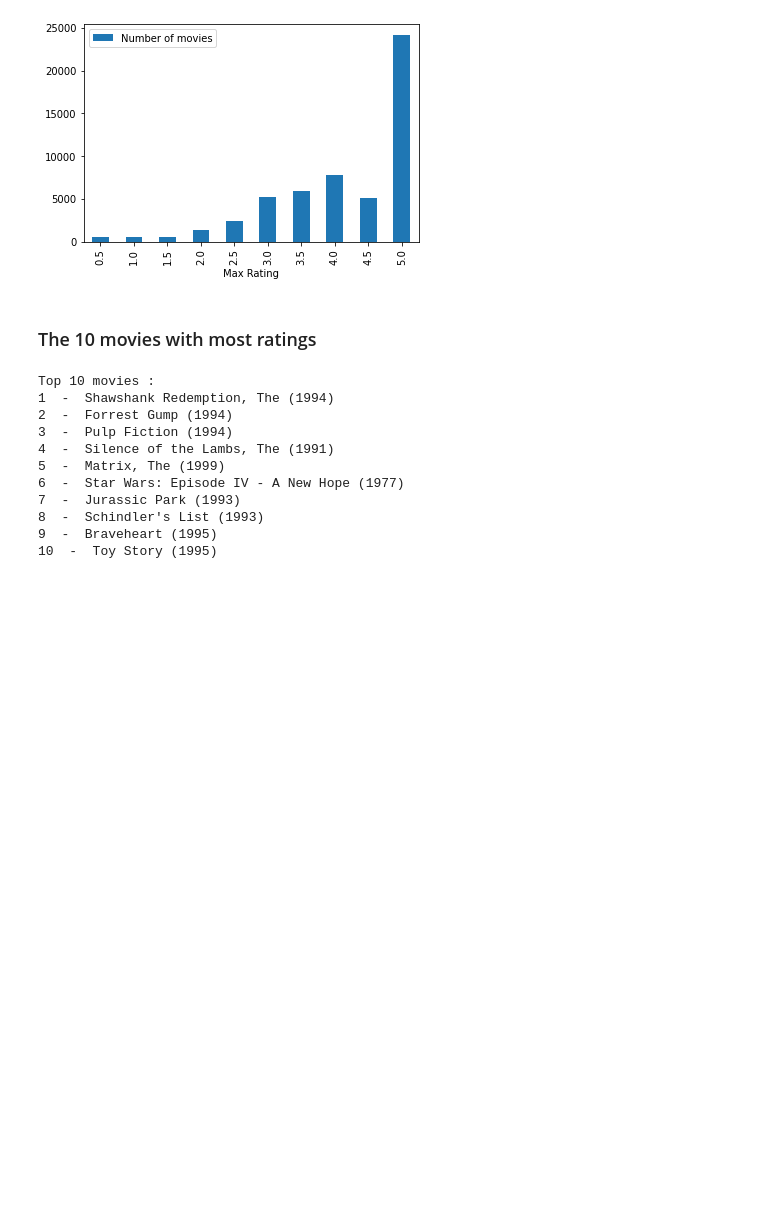
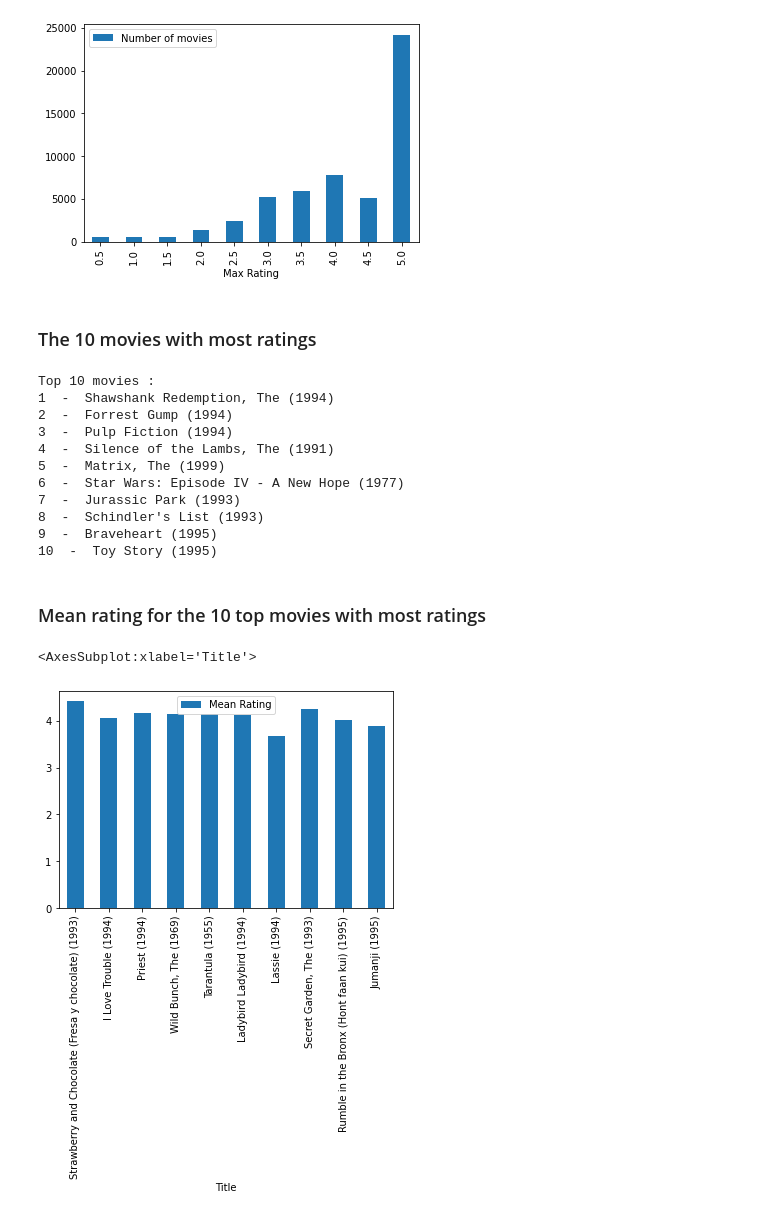
Before and after one commit to SamiFatmi/Machine-Learning-SAMI-FATMI, a Jupyter notebook: Labs/1-Recommender_system.ipynb, the cells around one changed output. Cells and saved outputs as stored; diff of their text form; code cells hidden in the pictures; blank space fills up the shorter version.

Commit message:
Mean rating for top 10 + movies per year

```diff
--- a/Labs/1-Recommender_system.ipynb
+++ b/Labs/1-Recommender_system.ipynb
@@ -104,3 +104,20 @@ Top 10 movies :
 8  -  Schindler's List (1993)
 9  -  Braveheart (1995)
 10  -  Toy Story (1995)
+# %% [markdown]
+### Mean rating for the 10 top movies with most ratings
+# %%
+top_10 = pd.DataFrame(top_10).rename(columns={"movieId":"Number of ratings"})
+top_10["Movie Id"]= top_10.index
+
+
+top_10_mean_rating = ratings_df[ratings_df["movieId"].isin(top_10_list)].drop(labels="userId",axis=1).groupby("movieId").mean().rename(columns={"rating":"Mean Rating"})
+top_10_mean_rating["Title"] = movies_df["title"][top_10.index]
+top_10_mean_rating["Number of ratings"]= top_10["Number of ratings"]
+
+top_10_mean_rating = top_10_mean_rating.sort_values(by="Number of ratings",ascending=False)
+
+top_10_mean_rating.plot(kind="bar",x="Title",y="Mean Rating")
+# %% [output]
+<AxesSubplot:xlabel='Title'>
+[figure, added]
```
Also changed, not shown: parts of 4 cells of this notebook.
